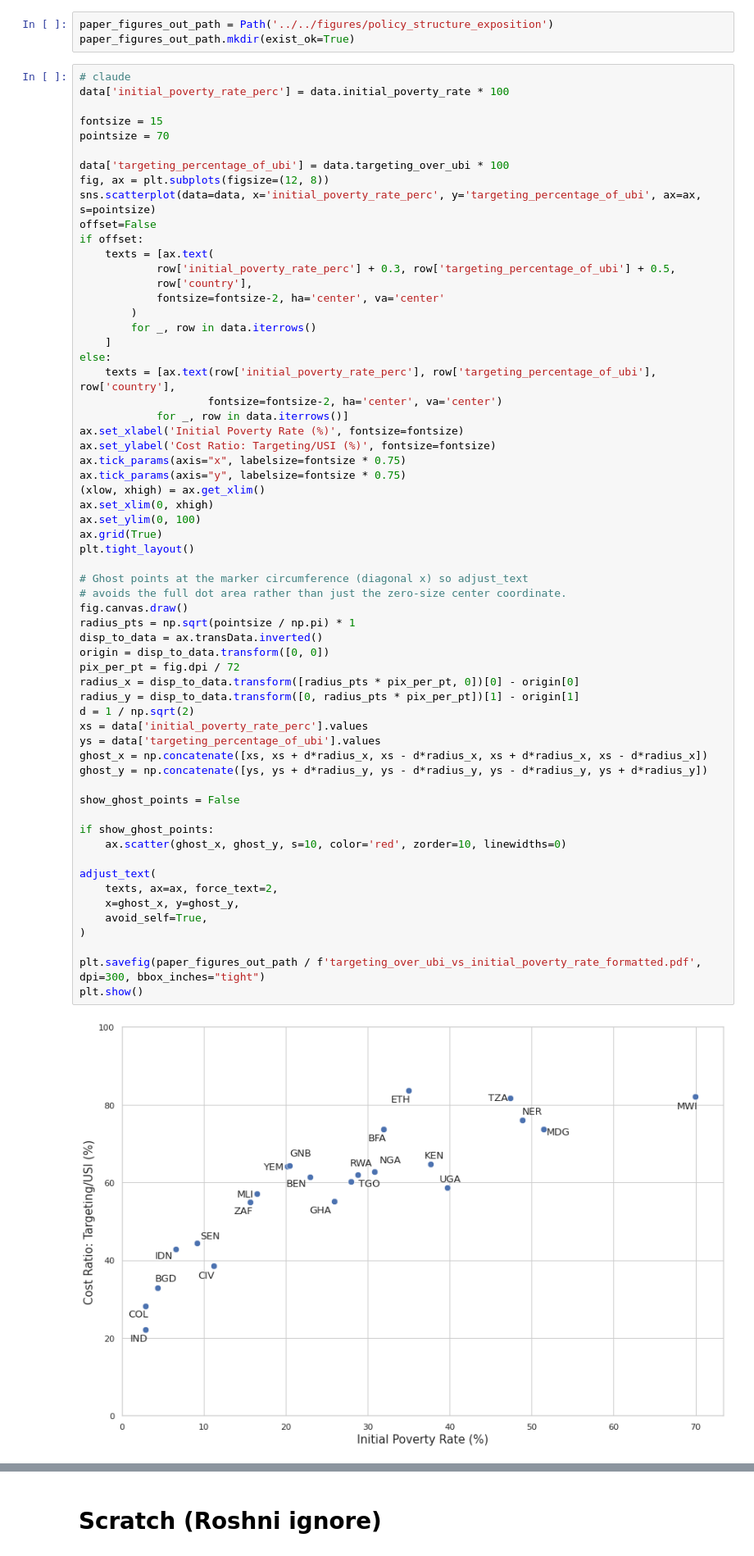
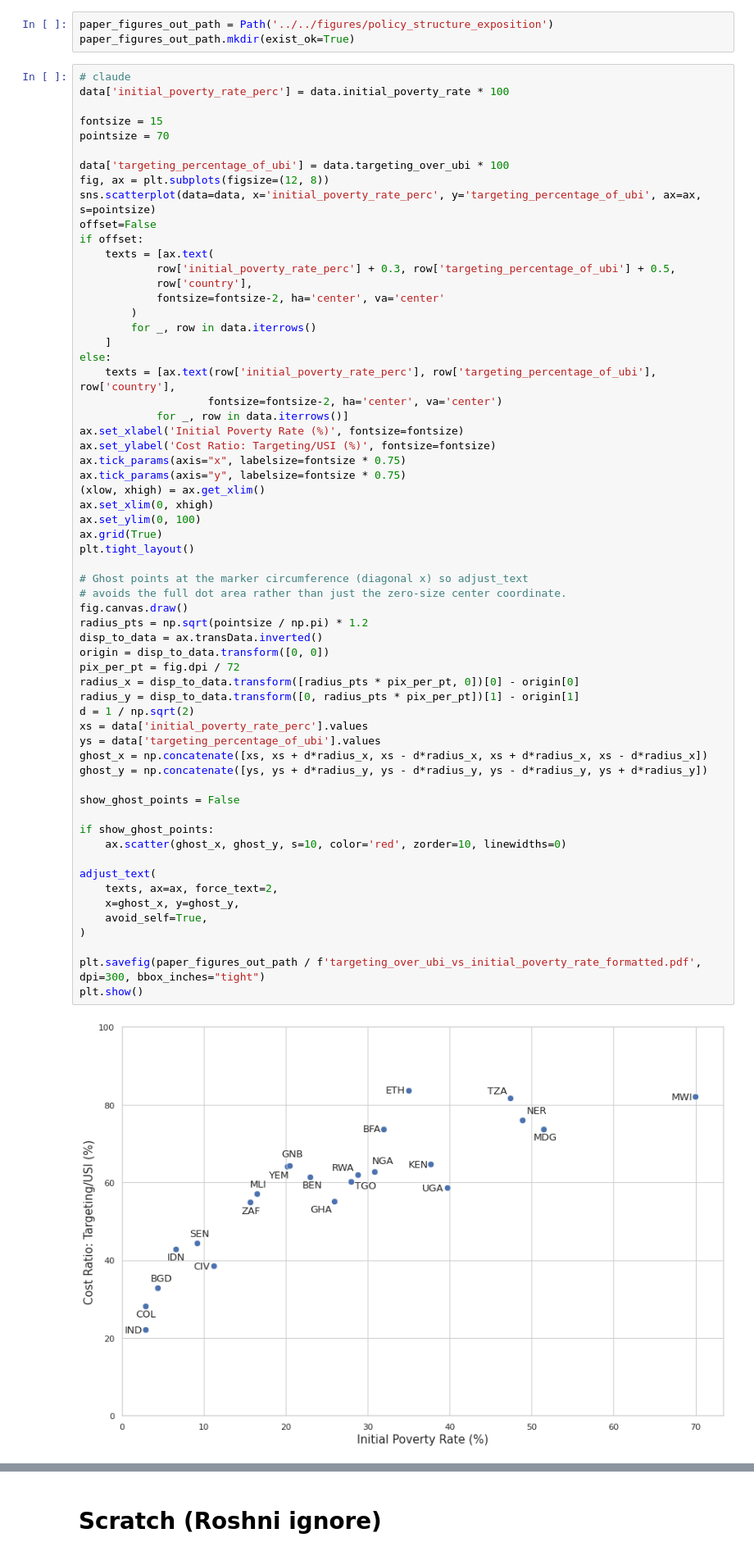
Before and after one commit to lselker13/eop, a Jupyter notebook: analyze_simulation_results/visualizations.ipynb, the cells around one changed output, grey strips where cells are left out. Shown at 82% size. Saved outputs shown, nothing was run; the diff lists cells and outputs as text.

Commit message:
Updating targeting/ubi scatter

```diff
--- a/analyze_simulation_results/visualizations.ipynb
+++ b/analyze_simulation_results/visualizations.ipynb
@@ -208,35 +208,35 @@ ax.grid(True)
 plt.tight_layout()
 
 # Ghost points at the marker circumference (diagonal x) so adjust_text
 # avoids the full dot area rather than just the zero-size center coordinate.
 fig.canvas.draw()
-radius_pts = np.sqrt(pointsize / np.pi) * 1
+radius_pts = np.sqrt(pointsize / np.pi) * 1.2
 disp_to_data = ax.transData.inverted()
 origin = disp_to_data.transform([0, 0])
 pix_per_pt = fig.dpi / 72
 radius_x = disp_to_data.transform([radius_pts * pix_per_pt, 0])[0] - origin[0]
 radius_y = disp_to_data.transform([0, radius_pts * pix_per_pt])[1] - origin[1]
 d = 1 / np.sqrt(2)
 xs = data['initial_poverty_rate_perc'].values
 ys = data['targeting_percentage_of_ubi'].values
 ghost_x = np.concatenate([xs, xs + d*radius_x, xs - d*radius_x, xs + d*radius_x, xs - d*radius_x])
 ghost_y = np.concatenate([ys, ys + d*radius_y, ys - d*radius_y, ys - d*radius_y, ys + d*radius_y])
 
 show_ghost_points = False
 
 if show_ghost_points:
     ax.scatter(ghost_x, ghost_y, s=10, color='red', zorder=10, linewidths=0)
 
 adjust_text(
     texts, ax=ax, force_text=2,
     x=ghost_x, y=ghost_y,
     avoid_self=True,
 )
 
 plt.savefig(paper_figures_out_path / f'targeting_over_ubi_vs_initial_poverty_rate_formatted.pdf', dpi=300, bbox_inches="tight")
 plt.show()
 # %% [output]
-[figure, old version]
+[figure, new version]
 # %%
 fontsize = 30
 
```
